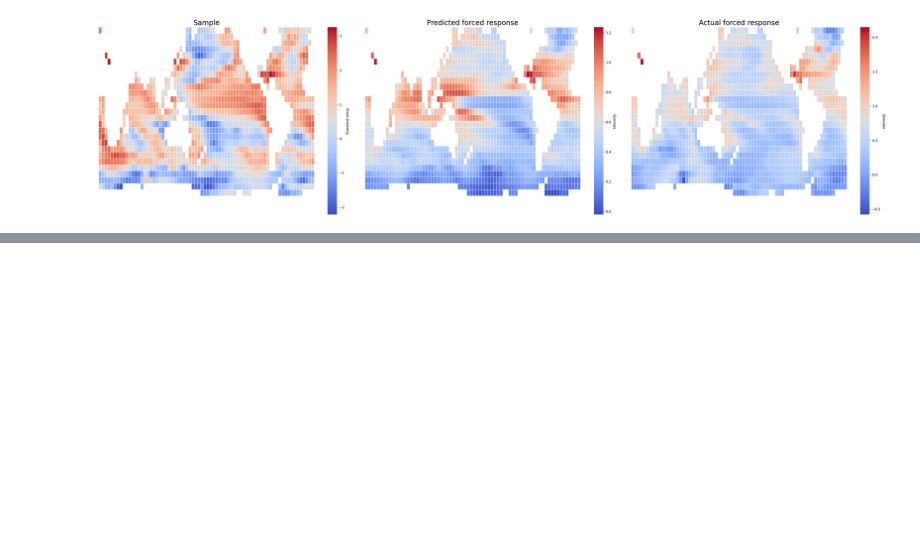
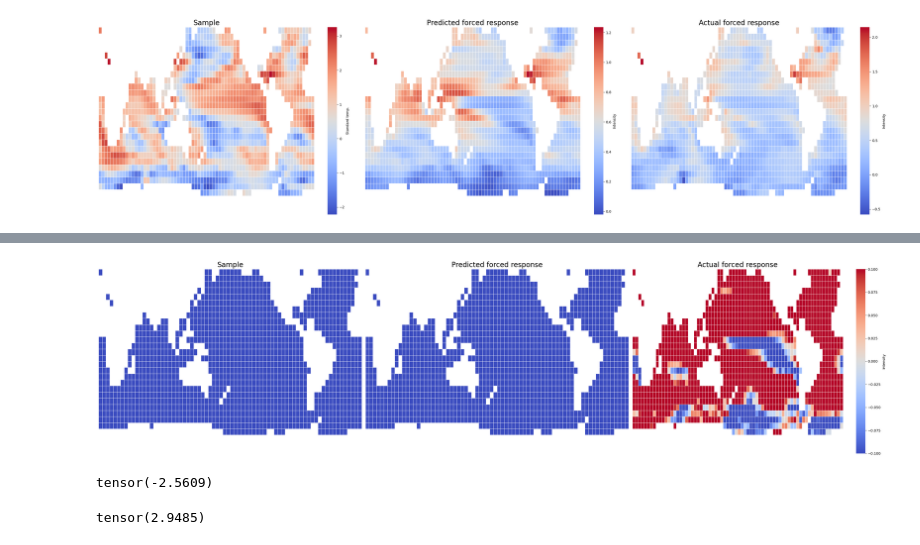
Before and after one commit to Victor2175/gm4cs-m, a Jupyter notebook: vae.ipynb, the cells around one changed output, grey strips where cells are left out. Drawn from its saved outputs; the diff is of its cells as text; code cells hidden in the pictures; blank space fills up the shorter version.

```diff
--- a/vae.ipynb
+++ b/vae.ipynb
@@ -179,0 +225,15 @@ plot_trio_grids(x=x[index], x_hat=x_hat[index], y=y[index], union_nan_mask=union
+# %%
+from plots import plot_trio_grids
+
+index = 12
+plot_trio_grids(x=x[index], x_hat=x_hat[index], y=y[index], union_nan_mask=union_nan_mask)
+# %% [output]
+[figure, added]
+# %%
+min((x[index].ravel().min(), x_hat[index].ravel().min()))
+# %% [output]
+tensor(-2.5609)
+# %%
+x[index].ravel().max()
+# %% [output]
+tensor(2.9485)
```
Also changed, not shown: parts of 9 cells of this notebook, 1 other file.
